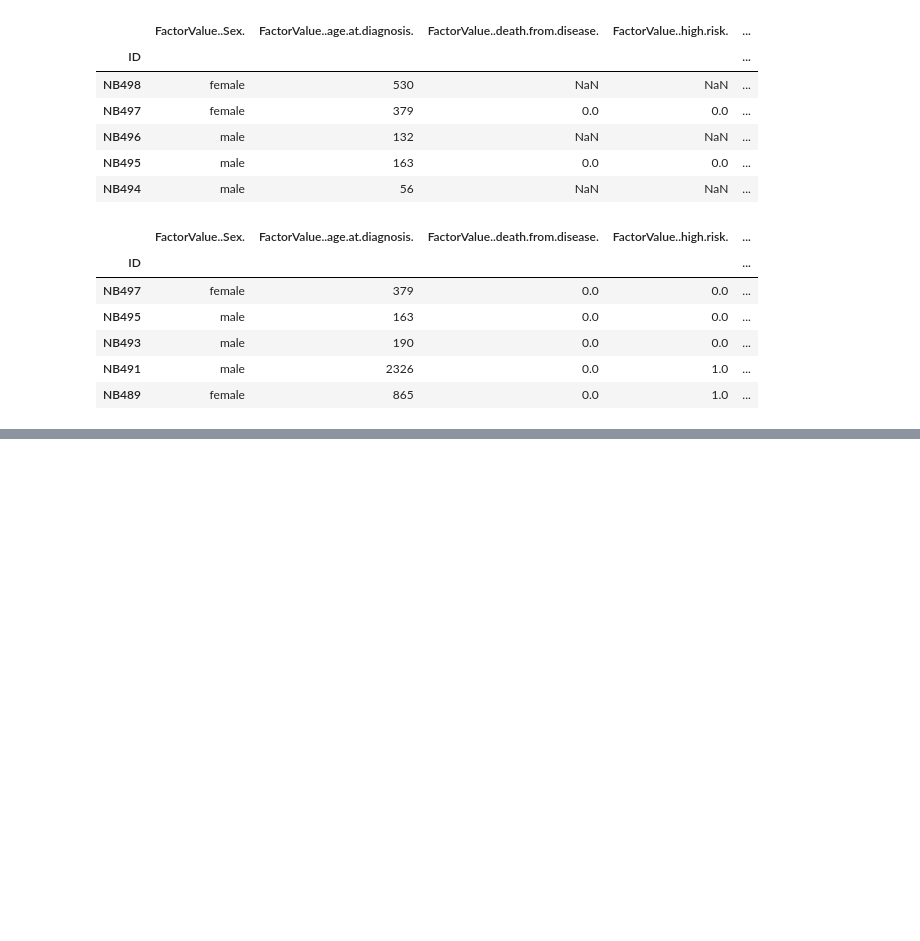
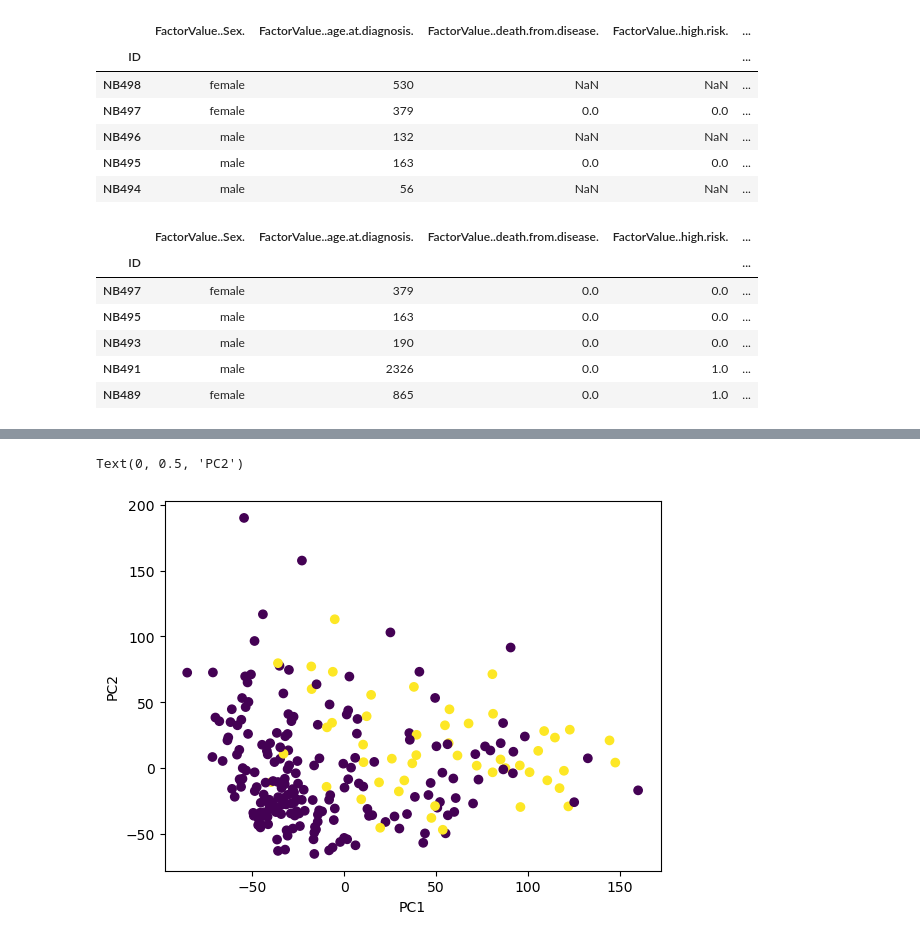
Before and after one commit to ReubenKumar/Neuroblastoma_Data_Analysis, a Jupyter notebook: Neuroblastoma_ML_Model.ipynb, the cells around one changed output, grey strips where cells are left out. Cells and saved outputs as stored; diff of their text form; code cells hidden in the pictures; blank space fills up the shorter version.

```diff
--- a/Neuroblastoma_ML_Model.ipynb
+++ b/Neuroblastoma_ML_Model.ipynb
@@ -108,0 +201,9 @@ patient_info_known.shape
+# %%
+#plot the pca - colour based on death from disease.
+plt.figure()
+plt.scatter(x = rna_pca[:,0], y = rna_pca[:,1] ,c=rna_seq['FactorValue..death.from.disease.'])
+plt.xlabel('PC1')
+plt.ylabel('PC2')
+# %% [output]
+Text(0, 0.5, 'PC2')
+[figure, added]
```
Also changed, not shown: parts of 63 cells of this notebook.
